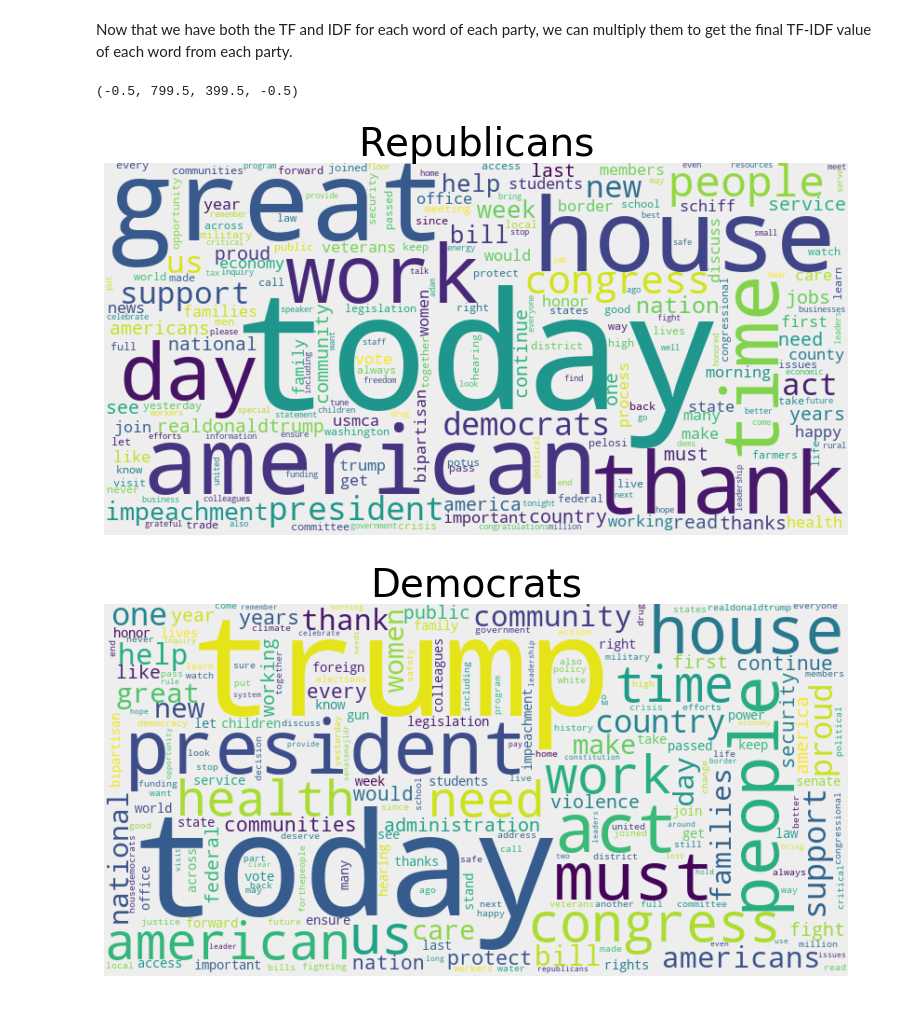
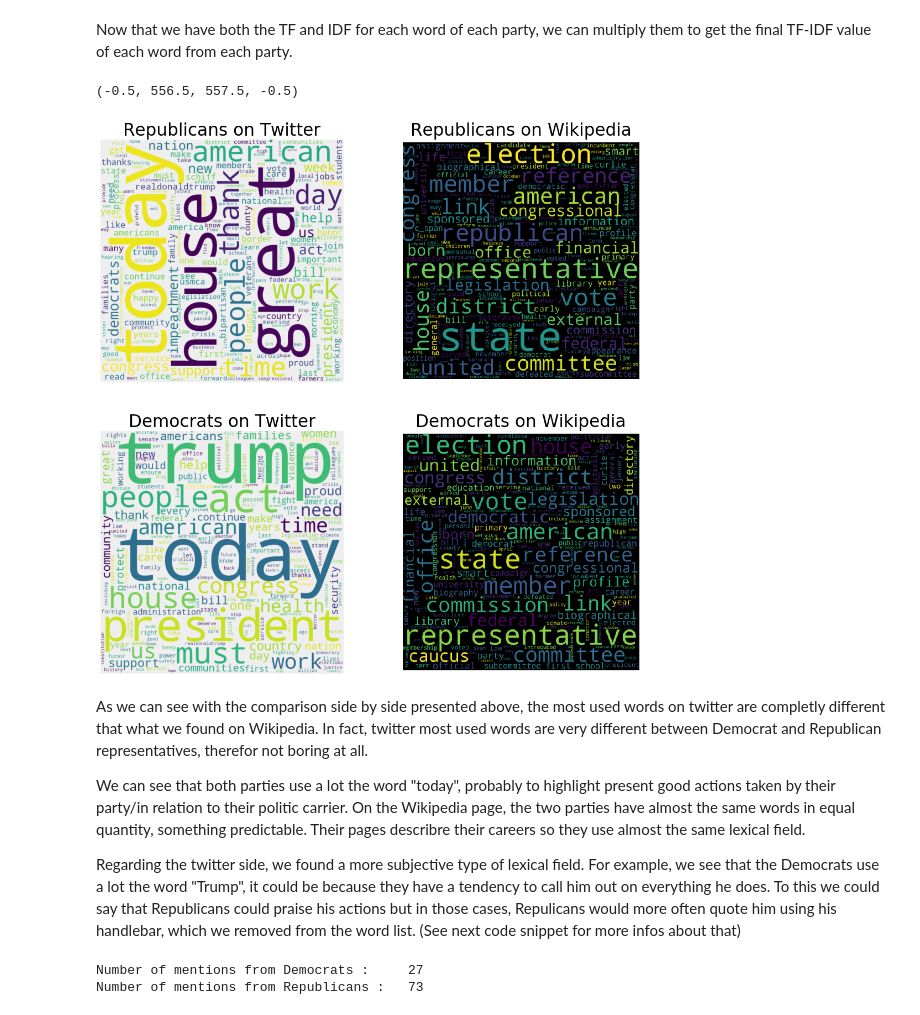
Before and after one commit to LukaAvbreht/Social_graphs, a Jupyter notebook: 02_Assignment/Assignment 2 - Part 2.ipynb, the cells around one changed output. Drawn from its saved outputs; the diff is of its cells as text; code cells hidden in the pictures.

Commit message:
Finished part 2 with explanations for word cloud

```diff
--- a/02_Assignment/Assignment 2 - Part 2.ipynb
+++ b/02_Assignment/Assignment 2 - Part 2.ipynb
@@ -22,8 +23,8 @@ We will create two documents, one containing the words extracted from tweets of
 df = pd.read_csv('./tweet_names.csv', encoding ='utf-8')
 # %%
 # Our two main documents
-dem_tweet_doc = []
-rep_tweet_doc = []
+unprocessed_dem_tweet_doc = []
+unprocessed_rep_tweet_doc = []
 
 path = './tweets_2019/*'
 
@@ -46,9 +47,9 @@ for filename in glob.glob(path):
 
     # Each file is then appended to the rest of the concerned congressman's party's list
     if party_name == 'Republican':
-        rep_tweet_doc += word_tokenize(data)
+        unprocessed_rep_tweet_doc += word_tokenize(data)
     else:
-        dem_tweet_doc += word_tokenize(data)
+        unprocessed_dem_tweet_doc += word_tokenize(data)
 # %% [markdown]
 For every twitter handle given in the CSV file, we open the corresponding file containing the congressman's tweets.
 **To prevent unwanted results, we remove the "&amp" string from every file**, it's an HTML character reference meaning *&* and therefor not a word.
@@ -59,9 +60,12 @@ To only keep congressmen's tweets and not their retweets, we then sort them out
 
 To avoid complications down the line, we remove links associated to tweets as well. Otherwise, those links might be processed and invalidate our results.
 # %%
+dem_tweet_doc = []
+rep_tweet_doc = []
+
 for item, handle in df["tw_name"].items():
-    rep_tweet_doc = list(filter(lambda a: a != handle, rep_tweet_doc))
-    dem_tweet_doc = list(filter(lambda a: a != handle, dem_tweet_doc))
+    rep_tweet_doc = list(filter(lambda a: a != handle, unprocessed_rep_tweet_doc))
+    dem_tweet_doc = list(filter(lambda a: a != handle, unprocessed_dem_tweet_doc))
 # %% [markdown]
 We then remove every other congressmen's handles from each list.
 # %%
@@ -128,20 +132,50 @@ for word in dem_tweet_tf:
     dem_tweet_tfidf[word] = dem_tweet_tf[word] * idf[word]
 # %% [markdown]
 Now that we have both the TF and IDF for each word of each party, we can multiply them to get the final TF-IDF value of each word from each party.
-# %%
-wordcloud_rep = WordCloud(width=800, height=400, background_color="#EEEEEE").generate_from_frequencies(rep_tweet_tfidf)
-wordcloud_dem = WordCloud(width=800, height=400, background_color="#EEEEEE").generate_from_frequencies(dem_tweet_tfidf)
-
-plt.figure(1, figsize=(12, 12), dpi=80)
-plt.title("Republicans", fontsize="35")
-plt.imshow(wordcloud_rep, interpolation="bilinear")
-plt.axis("off")
-
-plt.figure(2, figsize=(12, 12), dpi=80)
-plt.title("Democrats", fontsize="35")
-plt.imshow(wordcloud_dem, interpolation="bilinear")
-plt.axis("off")
-# %% [output]
-(-0.5, 799.5, 399.5, -0.5)
-[figure, removed]
-[figure, removed]
+# %%
+wordcloud_rep = WordCloud(width=1000, height=1000, background_color="#EEEEEE").generate_from_frequencies(rep_tweet_tfidf)
+wordcloud_dem = WordCloud(width=1000, height=1000, background_color="#EEEEEE").generate_from_frequencies(dem_tweet_tfidf)
+
+fig = plt.figure(figsize=(16, 16), dpi=80)
+
+rep_tweet_plot = fig.add_subplot(2, 2, 1)
+rep_tweet_plot.title.set_text("Republicans on Twitter")
+rep_tweet_plot.title.set_size(28)
+rep_tweet_plot.imshow(wordcloud_rep, interpolation="bilinear")
+rep_tweet_plot.axis("off")
+
+img = mpimg.imread("cloud_wiki_rep.png")
+rep_wiki_plot = fig.add_subplot(2, 2, 2)
+rep_wiki_plot.title.set_text("Republicans on Wikipedia")
+rep_wiki_plot.title.set_size(28)
+rep_wiki_plot.imshow(img)
+rep_wiki_plot.axis("off")
+
+dem_plot = fig.add_subplot(2, 2, 3)
+dem_plot.title.set_text("Democrats on Twitter")
+dem_plot.title.set_size(28)
+dem_plot.imshow(wordcloud_dem, interpolation="bilinear")
+dem_plot.axis("off")
+
+img = mpimg.imread("cloud_wiki_dem.png")
+dem_wiki_plot = fig.add_subplot(2, 2, 4)
+dem_wiki_plot.title.set_text("Democrats on Wikipedia")
+dem_wiki_plot.title.set_size(28)
+dem_wiki_plot.imshow(img)
+dem_wiki_plot.axis("off")
+# %% [output]
+(-0.5, 556.5, 557.5, -0.5)
+[figure, added]
+# %% [markdown]
+As we can see with the comparison side by side presented above, the most used words on twitter are completly different that what we found on Wikipedia.
+In fact, twitter most used words are very different between Democrat and Republican representatives, therefor not boring at all.
+
+We can see that both parties use a lot the word "today", probably to highlight present good actions taken by their party/in relation to their politic carrier.
+On the Wikipedia page, the two parties have almost the same words in equal quantity, something predictable. Their pages describre their careers so they use almost the same lexical field.
+
+Regarding the twitter side, we found a more subjective type of lexical field. For example, we see that the Democrats use a lot the word "Trump", it could be because they have a tendency to call him out on everything he does. To this we could say that Republicans could praise his actions but in those cases, Repulicans would more often quote him using his handlebar, which we removed from the word list. (See next code snippet for more infos about that)
+# %%
+print("Number of mentions from Democrats :\t{}\nNumber of mentions from Republicans :\t{}".format(unprocessed_dem_tweet_doc.count('realdonaldtrump'), unprocessed_rep_tweet_doc.count('realdonaldtrump')))
+# %% [output]
+Number of mentions from Democrats :     27
+Number of mentions from Republicans :   73
```
Also changed, not shown: parts of 1 cell of this notebook, 2 other files.
